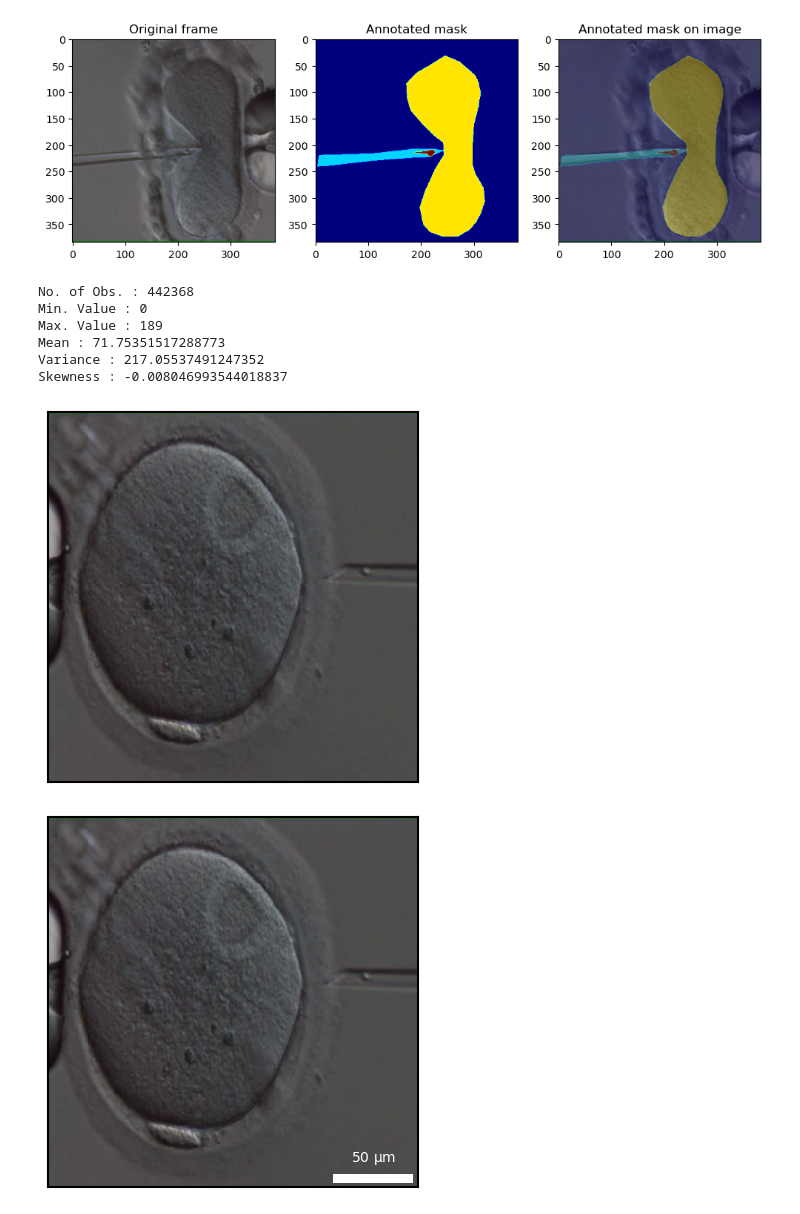
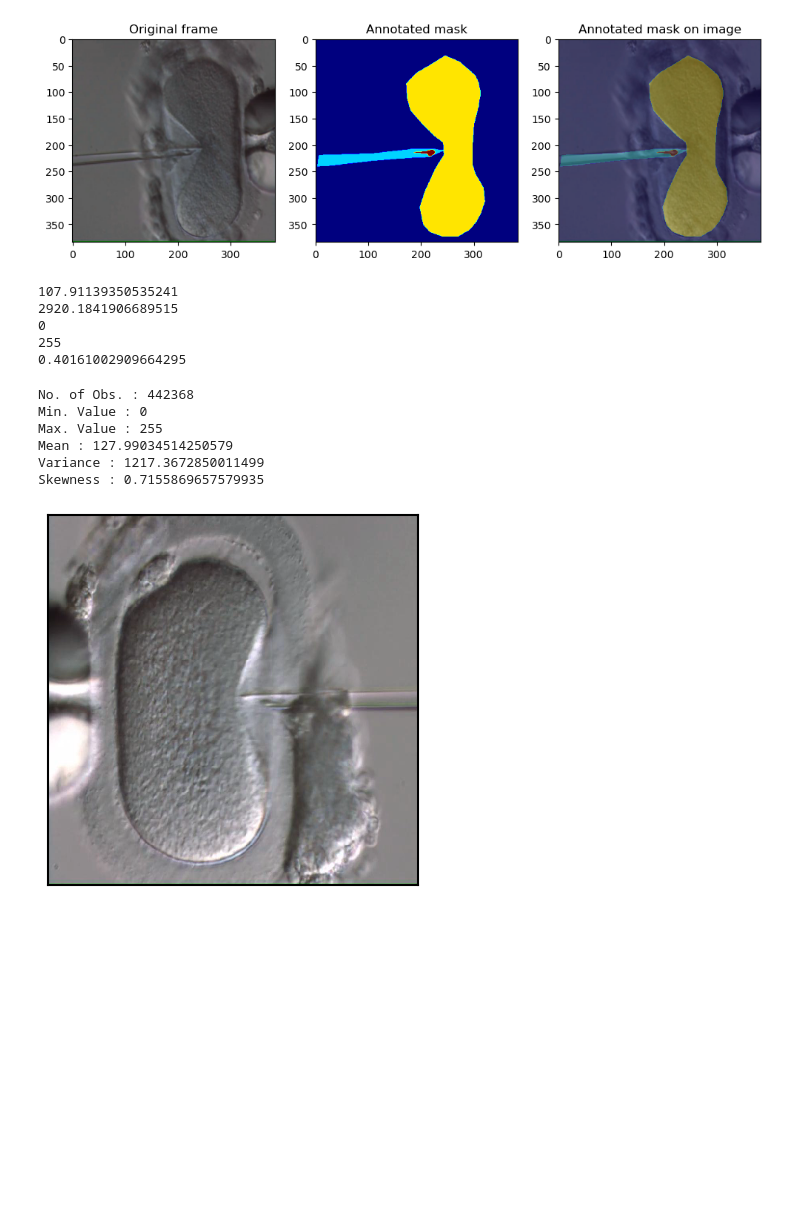
Before and after one commit to mdziegielewska/Diploma-Project, a Jupyter notebook: Semantic-Segmentation/visualization.ipynb, the cells around one changed output. Drawn from its saved outputs; the diff is of its cells as text; code cells hidden in the pictures; blank space fills up the shorter version.

```diff
--- a/Semantic-Segmentation/visualization.ipynb
+++ b/Semantic-Segmentation/visualization.ipynb
@@ -49,0 +55,11 @@ plt.show()
+# %%
+# encode labels
+labelencoder = LabelEncoder()
+n, h, w = mask_list.shape
+
+train_masks_reshaped = mask_list.reshape(-1,1)
+train_masks_reshaped_encoded = labelencoder.fit_transform(train_masks_reshaped)
+train_masks_encoded_original_shape = train_masks_reshaped_encoded.reshape(n, h, w)
+
+print(np.unique(mask_list))
+print(np.unique(train_masks_encoded_original_shape))
@@ -49,0 +69,5 @@ plt.show()
+# %%
+X_train, X_test, y_train, y_test = train_test_split(train_list, train_masks_encoded_original_shape, test_size = 0.1, random_state = 42)
+
+print(len(X_train))
+print(len(X_test))
@@ -79,5 +111,0 @@ print(np.unique(train_masks_encoded_original_shape))
-# %%
-X_train, X_test, y_train, y_test = train_test_split(train_images, train_masks_encoded_original_shape, test_size = 0.1, random_state = 42)
-
-print(len(X_train))
-print(len(X_test))
@@ -183,19 +208,32 @@ plt.imshow(y_train[n], vmin=0, vmax=3, cmap="jet", alpha=0.3)
 plt.show()
 # %% [output]
 [figure]
+# %%
+print(np.average(X_train))
+print(np.var(X_train))
+print(np.min(X_train))
+print(np.max(X_train))
+print(scipy.stats.skew(X_train[120], axis=None))
+# %% [output]
+107.91139350535241
+2920.1841906689515
+0
+255
+0.40161002909664295
 # %%
+n = np.random.randint(len(X_train)-1)
+
 ax = isns.imgplot(
     X_train[n],
     describe=True,
 )
 
 ax = isns.imgplot(X_train[n], dx=0.6, units="um")
 # %% [output]
 No. of Obs. : 442368
 Min. Value : 0
-Max. Value : 189
-Mean : 71.75351517288773
-Variance : 217.05537491247352
-Skewness : -0.008046993544018837
+Max. Value : 255
+Mean : 127.99034514250579
+Variance : 1217.3672850011499
+Skewness : 0.7155869657579935
-[figure, old version]
+[figure, new version]
-[figure, removed]
```
Also changed, not shown: parts of 12 cells of this notebook, 1 other file.
